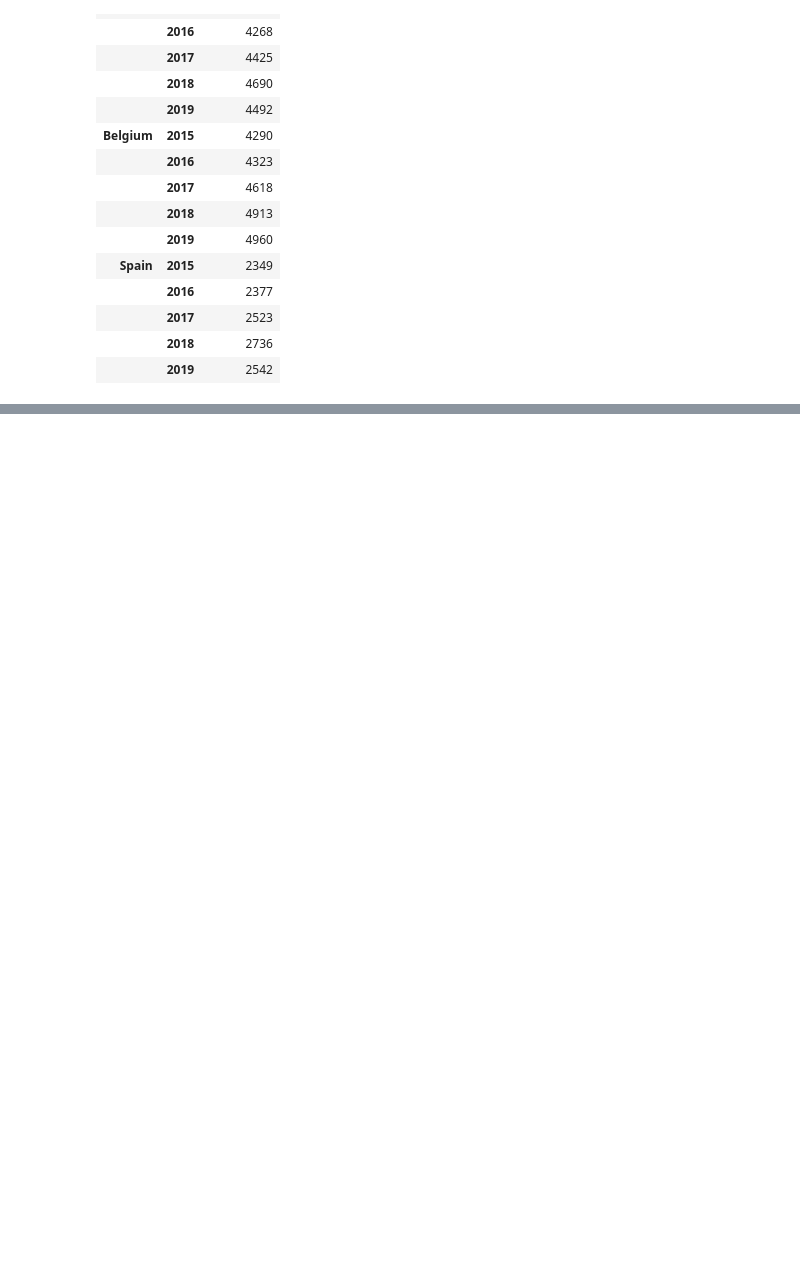
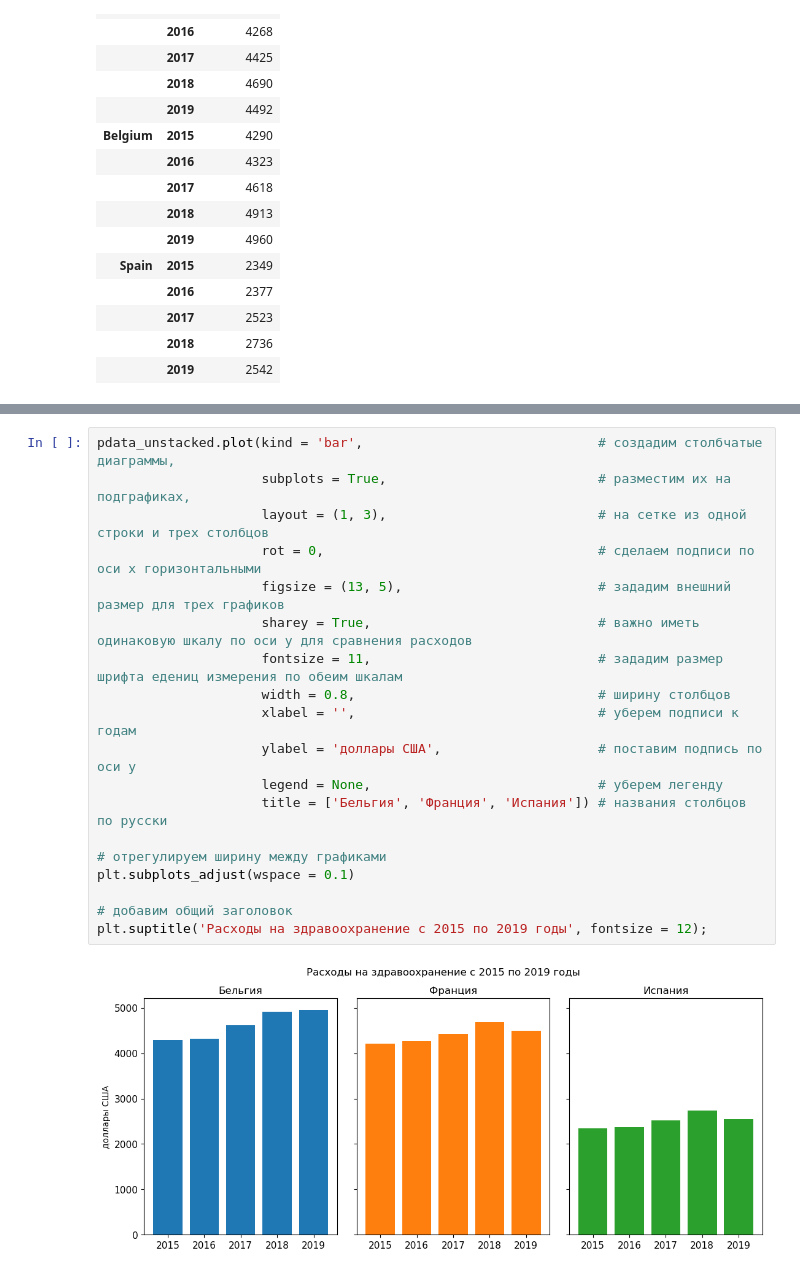
Before and after one commit to ShaidulinAndrew/Pandas_classes, a Jupyter notebook: Pandas3_makarov.ipynb, the cells around one changed output, grey strips where cells are left out. Cells and saved outputs as stored; diff of their text form; blank space fills up the shorter version.

```diff
--- a/Pandas3_makarov.ipynb
+++ b/Pandas3_makarov.ipynb
@@ -271,0 +303,21 @@ pdata
+# %%
+pdata_unstacked.plot(kind = 'bar',                              # создадим столбчатые диаграммы,
+                     subplots = True,                           # разместим их на подграфиках,
+                     layout = (1, 3),                           # на сетке из одной строки и трех столбцов
+                     rot = 0,                                   # сделаем подписи по оси х горизонтальными
+                     figsize = (13, 5),                         # зададим внешний размер для трех графиков
+                     sharey = True,                             # важно иметь одинаковую шкалу по оси у для сравнения расходов
+                     fontsize = 11,                             # зададим размер шрифта едениц измерения по обеим шкалам
+                     width = 0.8,                               # ширину столбцов
+                     xlabel = '',                               # уберем подписи к годам
+                     ylabel = 'доллары США',                    # поставим подпись по оси у
+                     legend = None,                             # уберем легенду
+                     title = ['Бельгия', 'Франция', 'Испания']) # названия столбцов по русски
+
+# отрегулируем ширину между графиками
+plt.subplots_adjust(wspace = 0.1)
+
+# добавим общий заголовок
+plt.suptitle('Расходы на здравоохранение с 2015 по 2019 годы', fontsize = 12);
+# %% [output]
+[figure, added]
```
Also changed, not shown: parts of 11 cells of this notebook.
